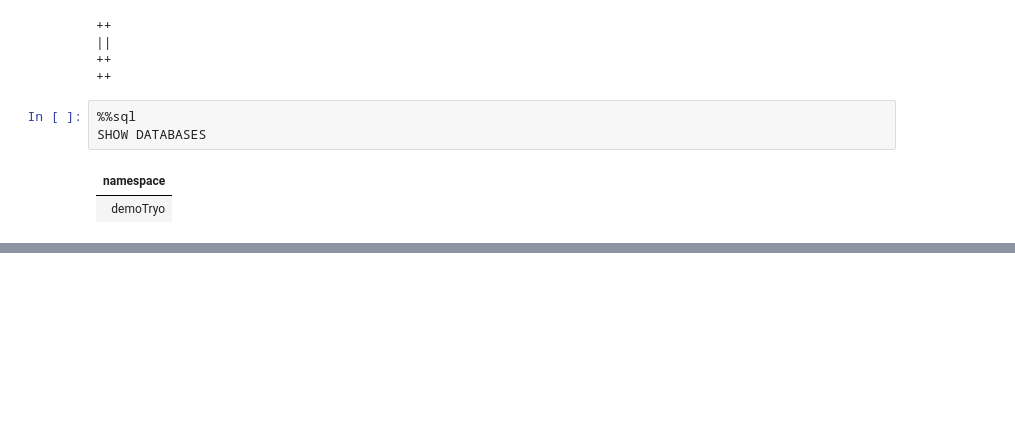
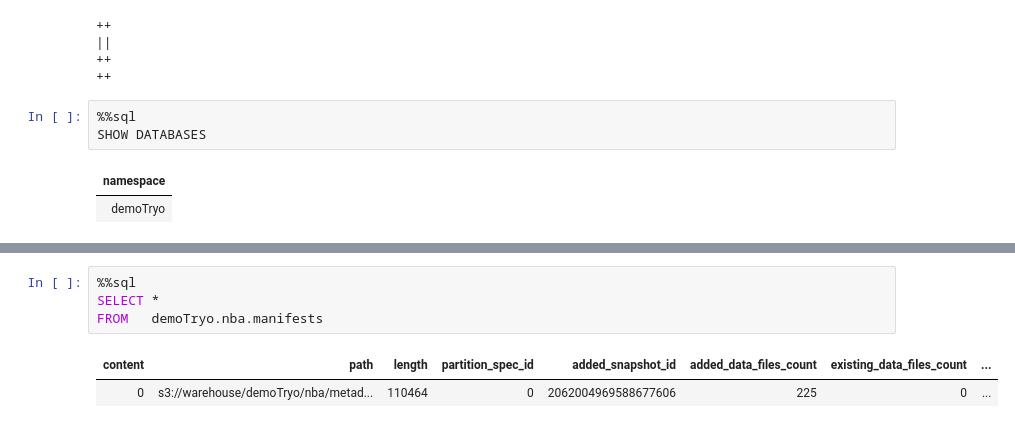
Before and after one commit to sancara/apacheiceberg, a Jupyter notebook: notebooks/Untitled.ipynb, the cells around one changed output, grey strips where cells are left out. Cells and saved outputs as stored; diff of their text form; blank space fills up the shorter version.

```diff
--- a/notebooks/Untitled.ipynb
+++ b/notebooks/Untitled.ipynb
@@ -35,0 +71,7 @@ SHOW DATABASES
+# %%
+%%sql
+SELECT *
+FROM   demoTryo.nba.manifests
+# %% [output]
+| content | path | length | partition_spec_id | added_snapshot_id | added_data_files_count | existing_data_files_count | ... |
+| 0 | s3://warehouse/demoTryo/nba/metad... | 110464 | 0 | 2062004969588677606 | 225 | 0 | ... |
```
Also changed, not shown: parts of 6 cells of this notebook, 3 other files.
